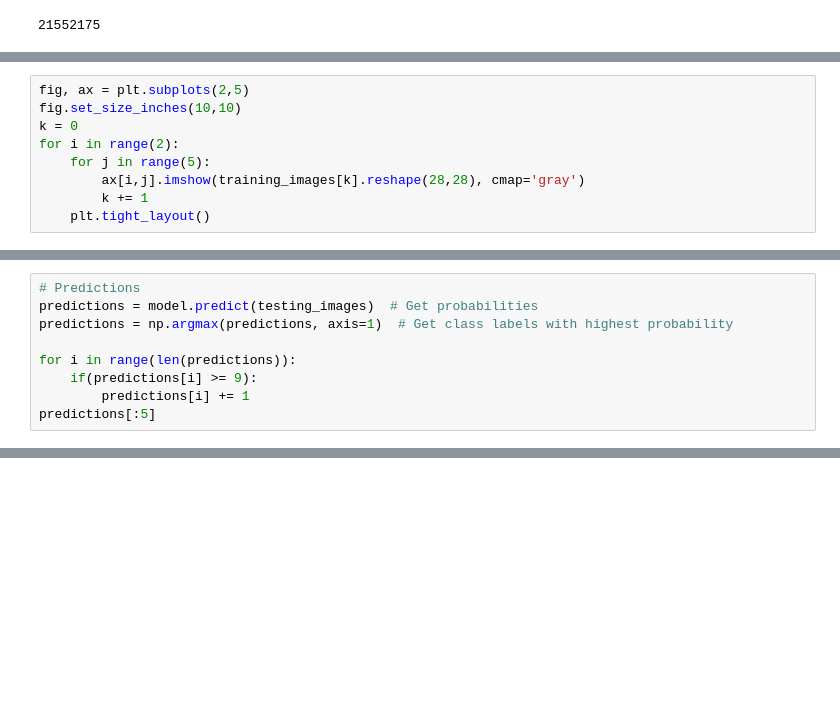
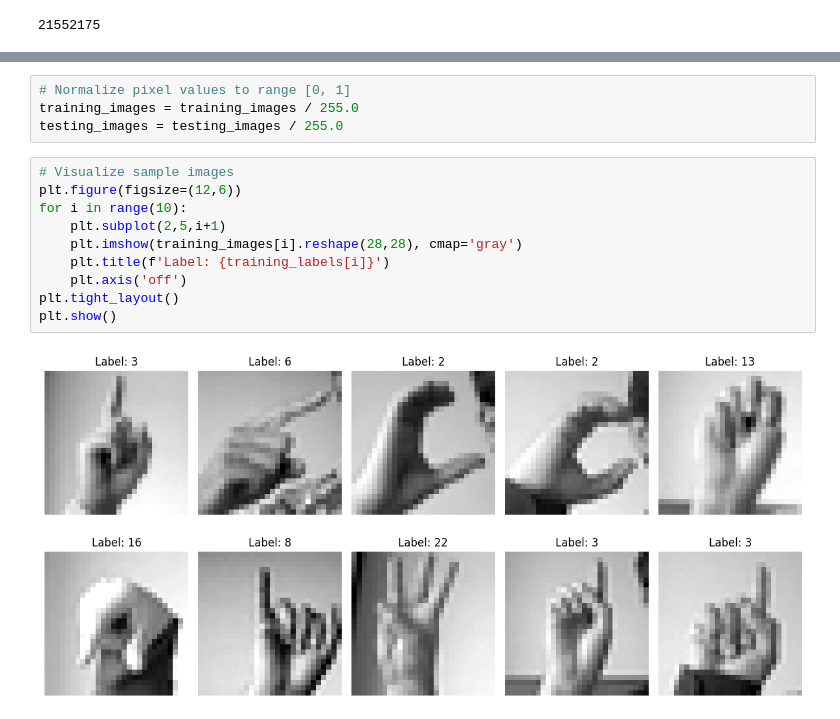
Before and after one commit to csm34/SignLanguage, a Jupyter notebook: SignLanguage.ipynb, the cells around one changed output, grey strips where cells are left out. Saved outputs shown, nothing was run; the diff lists cells and outputs as text; blank space fills up the shorter version.

```diff
--- a/SignLanguage.ipynb
+++ b/SignLanguage.ipynb
@@ -86,9 +64,0 @@ print(testing_labels.shape)
-# %%
-fig, ax = plt.subplots(2,5)
-fig.set_size_inches(10,10)
-k = 0
-for i in range(2):
-    for j in range(5):
-        ax[i,j].imshow(training_images[k].reshape(28,28), cmap='gray')
-        k += 1
-    plt.tight_layout()
@@ -189,9 +64,0 @@ plt.show()
-# %%
-# Predictions
-predictions = model.predict(testing_images)  # Get probabilities
-predictions = np.argmax(predictions, axis=1)  # Get class labels with highest probability
-
-for i in range(len(predictions)):
-    if(predictions[i] >= 9):
-        predictions[i] += 1
-predictions[:5]
@@ -236,0 +92,16 @@ g = sns.heatmap(cm, cmap='Reds',annot=True,
+# %%
+# Normalize pixel values to range [0, 1]
+training_images = training_images / 255.0
+testing_images = testing_images / 255.0
+# %%
+# Visualize sample images
+plt.figure(figsize=(12,6))
+for i in range(10):
+    plt.subplot(2,5,i+1)
+    plt.imshow(training_images[i].reshape(28,28), cmap='gray')
+    plt.title(f'Label: {training_labels[i]}')
+    plt.axis('off')
+plt.tight_layout()
+plt.show()
+# %% [output]
+[figure, added]
```
Also changed, not shown: parts of 41 cells of this notebook.
